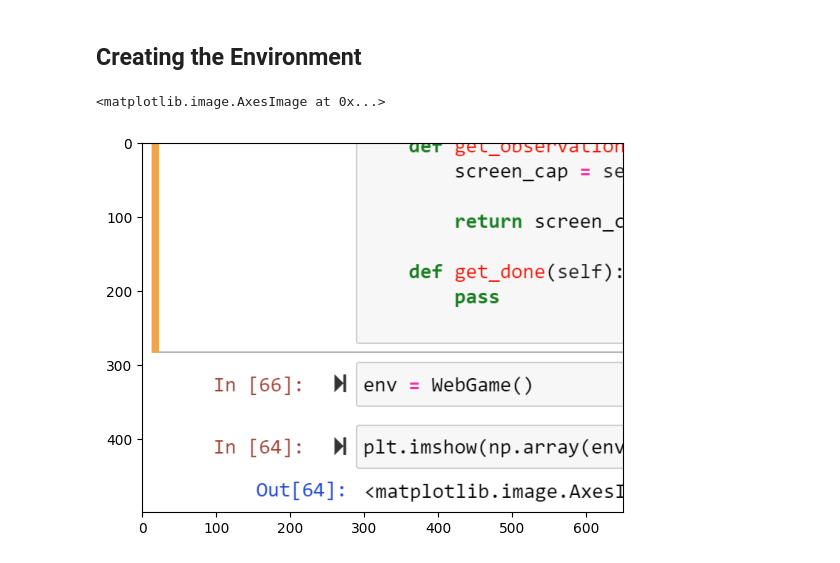
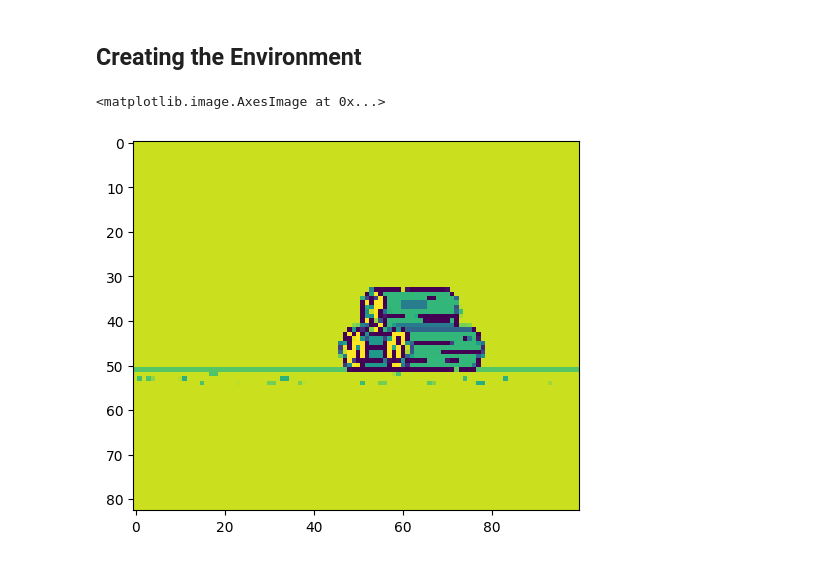
Before and after one commit to monitamitra/LeapFrogAI, a Jupyter notebook: LeapFrogAI.ipynb, the cells around one changed output. Cells and saved outputs as stored; diff of their text form; code cells hidden in the pictures.

Commit message:
finished creating preliminary env for game

```diff
--- a/LeapFrogAI.ipynb
+++ b/LeapFrogAI.ipynb
@@ -73,25 +74,48 @@ class WebGame(Env):
         self.action_space = Discrete(2)
 
         self.cap = mss()
-        self.game_location = {"top": 1300, "left": 300, "width": 650, "height": 500}
-        self.done_location = {"top": 405, "left": 630, "width": 660, "height": 70}
+        self.game_location = {"top": 1000, "left": 500, "width": 600, "height": 500}
+        self.done_location = {"top": 710, "left": 1100, "width": 700, "height": 70}
 
     def step(self, action):
-        pass
+        action_dict = { 0: "space", 1: "no_op"}
+
+        if action != 1:
+            pydirectinput.press(action_dict[action])
+
+        done, done_cap = self.get_done()
+        new_observation = self.get_observation()
+        reward = 1
+        info = {}
+
+        return new_observation, reward, done, info
 
     def render(self):
-        pass
+        cv2.imshow("Game", np.array(self.cap.grab(self.game_location))[:,:,:3])
+        if cv2.waitKey(1) & 0xFF == ord("q"):
+            self.close()
 
     def reset(self):
-        pass
+        time.sleep(1)
+        pydirectinput.click(x=150, y=150)
+        pydirectinput.press("space")
+        return self.get_observation()
 
     def close(self):
-        pass
+        cv2.destroyAllWindows()
 
     def get_observation(self):
-        screen_cap = self.cap.grab(self.game_location)
-
-        return screen_cap
+        screen_cap = np.array(self.cap.grab(self.game_location))[:,:,:3]
+        gray_scale = cv2.cvtColor(screen_cap, cv2.COLOR_BGR2GRAY)
+        pic_resized = cv2.resize(gray_scale, (100, 83))
+        channel = np.reshape(pic_resized, (1, 83, 100))
+        return channel
 
     def get_done(self):
-        pass
+        done_screen_cap = np.array(self.cap.grab(self.done_location))[:,:,:3]
+        done_strings = ['GAME', 'GAHE', 'GANH']
+        done = False
+        res = pytesseract.image_to_string(done_screen_cap)[:4]
+        if res in done_strings:
+            done = True
+        return done, done_screen_cap
@@ -100,5 +121,0 @@ env = WebGame()
-# %%
-plt.imshow(np.array(env.get_observation()))
-# %% [output]
-<matplotlib.image.AxesImage at 0x...>
-[figure, removed]
@@ -104,0 +124,5 @@ plt.imshow(np.array(env.get_observation()))
+# %%
+plt.imshow(env.get_observation()[0])
+# %% [output]
+<matplotlib.image.AxesImage at 0x...>
+[figure, added]
```
Also changed, not shown: parts of 4 cells of this notebook.
